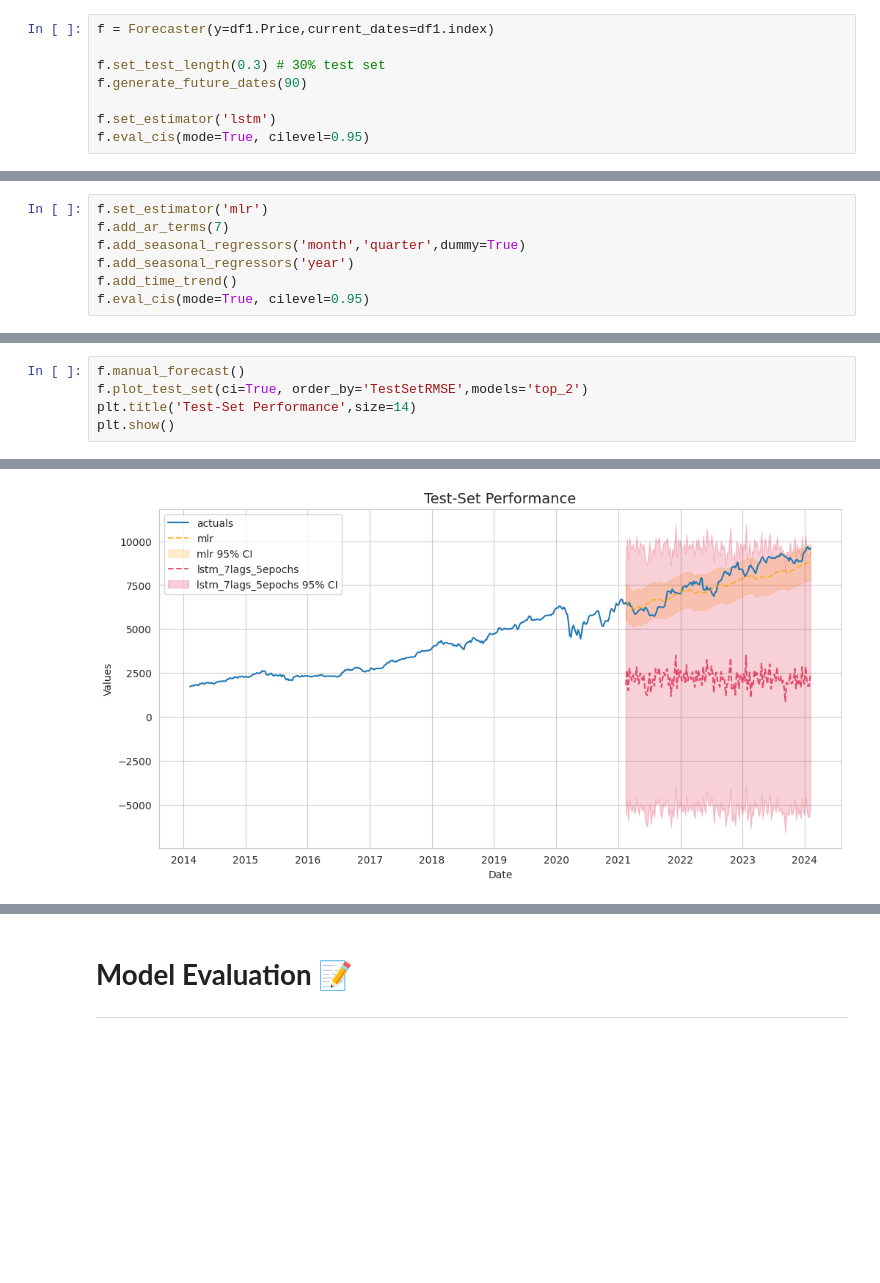
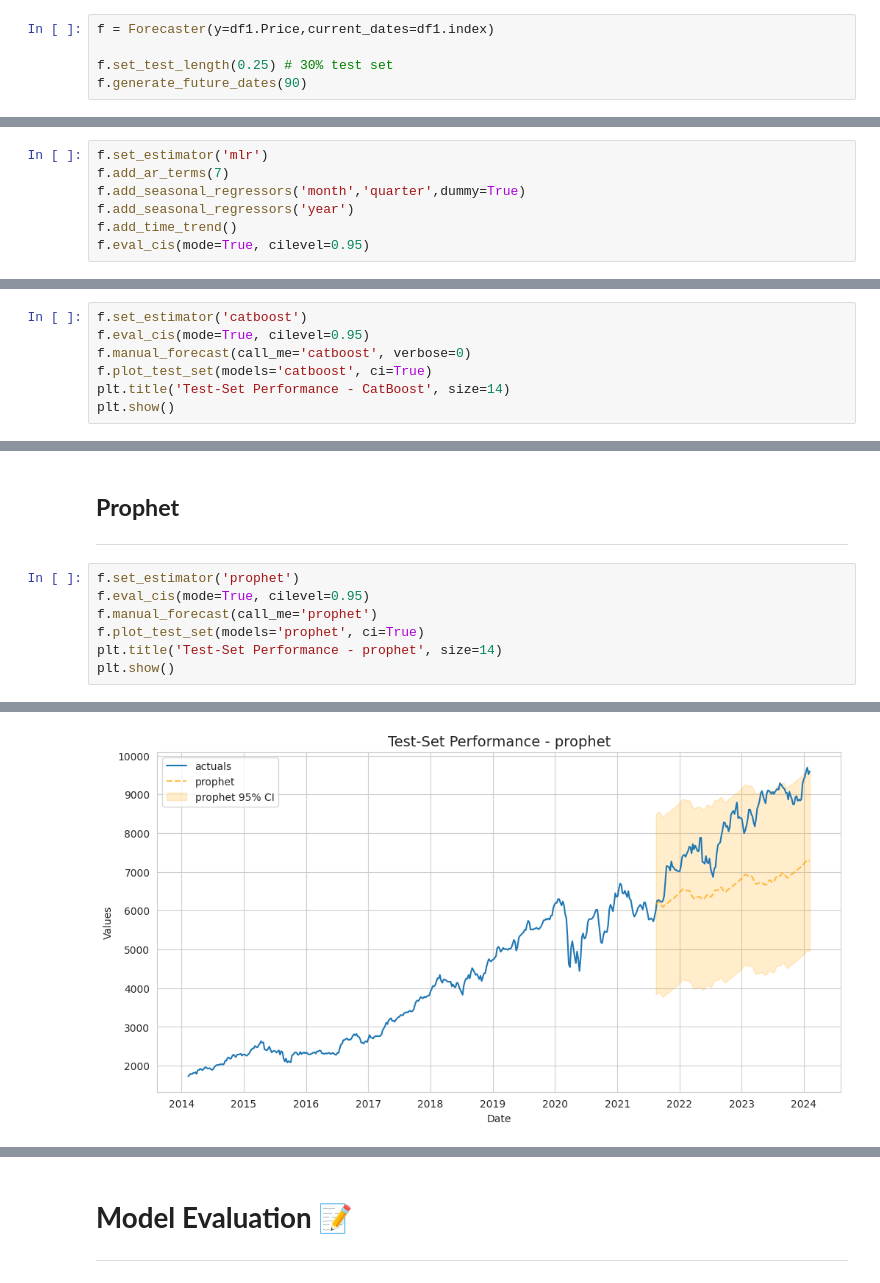
Before and after one commit to brmil07/Kaggle_Projects, a Jupyter notebook: bank-stock-price-forecasting.ipynb, the cells around one changed output, grey strips where cells are left out. Saved outputs shown, nothing was run; the diff lists cells and outputs as text; blank space fills up the shorter version.

Commit message:
Kaggle Notebook | 💸Bank Stock Price Forecasting💸 | Version 2

```diff
--- a/bank-stock-price-forecasting.ipynb
+++ b/bank-stock-price-forecasting.ipynb
@@ -235,8 +235,5 @@ tsplot(df1['Price'],lags = 10)
 # %%
 f = Forecaster(y=df1.Price,current_dates=df1.index)
 
-f.set_test_length(0.3) # 30% test set
+f.set_test_length(0.25) # 30% test set
 f.generate_future_dates(90)
-
-f.set_estimator('lstm')
-f.eval_cis(mode=True, cilevel=0.95)
@@ -289,0 +303,7 @@ plt.show()
+# %%
+f.set_estimator('catboost')
+f.eval_cis(mode=True, cilevel=0.95)
+f.manual_forecast(call_me='catboost', verbose=0)
+f.plot_test_set(models='catboost', ci=True)
+plt.title('Test-Set Performance - CatBoost', size=14)
+plt.show()
@@ -290,6 +312,11 @@ plt.show()
+# %% [markdown]
+## **Prophet**
+---
 # %%
-f.manual_forecast()
-f.plot_test_set(ci=True, order_by='TestSetRMSE',models='top_2')
-plt.title('Test-Set Performance',size=14)
+f.set_estimator('prophet')
+f.eval_cis(mode=True, cilevel=0.95)
+f.manual_forecast(call_me='prophet')
+f.plot_test_set(models='prophet', ci=True)
+plt.title('Test-Set Performance - prophet', size=14)
 plt.show()
 # %% [output]
@@ -296 +327 @@ plt.show()
-[figure, old version]
+[figure, new version]
```
Also changed, not shown: parts of 24 cells of this notebook.
